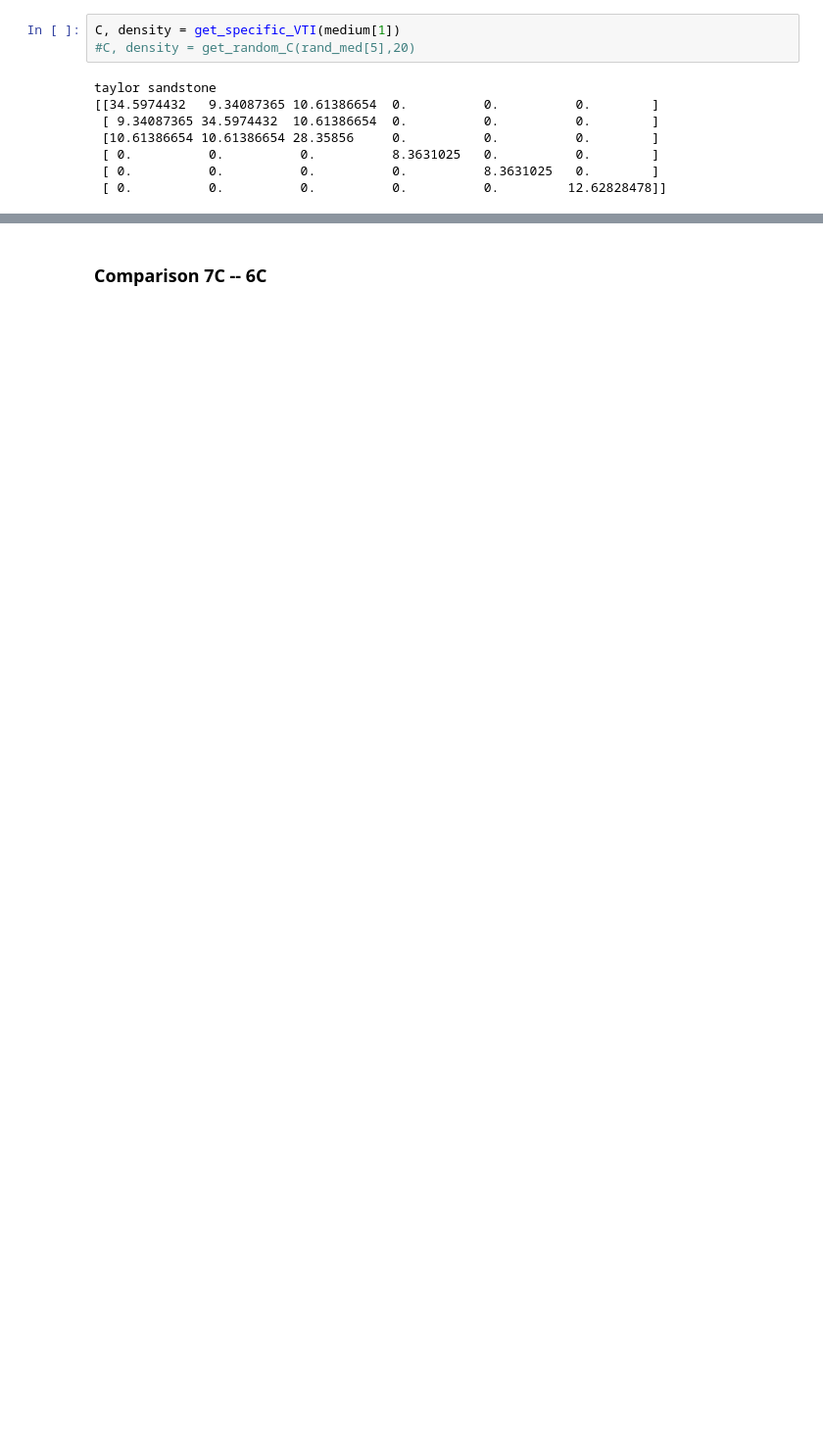
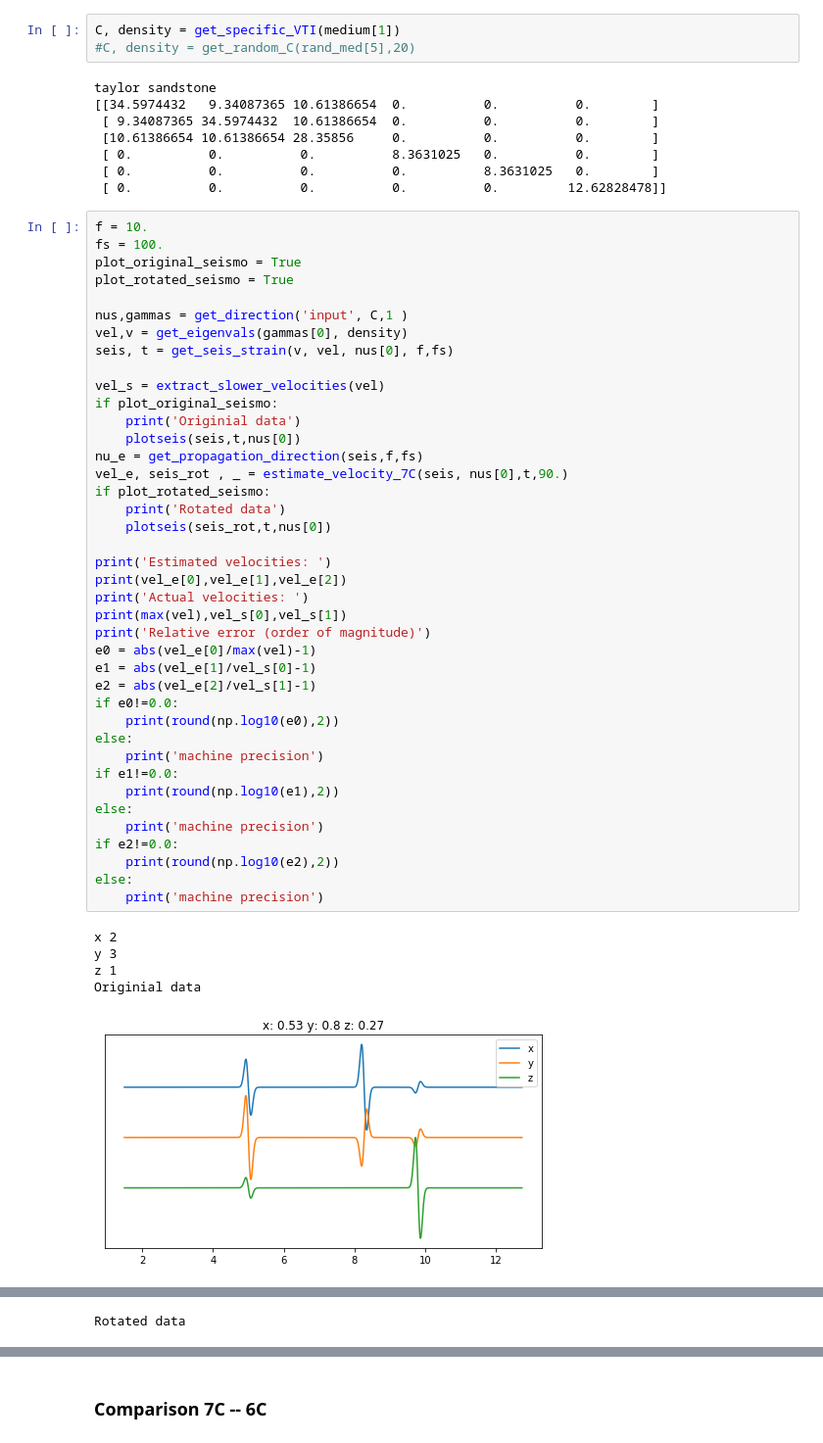
Before and after one commit to sebnoe/anisotropy, a Jupyter notebook: notebooks/Inversion_7C.ipynb, the cells around one changed output, grey strips where cells are left out. Shown at 98% size. Cells and saved outputs as stored; diff of their text form; blank space fills up the shorter version.

```diff
--- a/notebooks/Inversion_7C.ipynb
+++ b/notebooks/Inversion_7C.ipynb
@@ -192,3 +194,49 @@ taylor sandstone
  [ 0.          0.          0.          8.3631025   0.          0.        ]
  [ 0.          0.          0.          0.          8.3631025   0.        ]
  [ 0.          0.          0.          0.          0.         12.62828478]]
+# %%
+f = 10.
+fs = 100.
+plot_original_seismo = True
+plot_rotated_seismo = True
+
+nus,gammas = get_direction('input', C,1 )
+vel,v = get_eigenvals(gammas[0], density)
+seis, t = get_seis_strain(v, vel, nus[0], f,fs)
+
+vel_s = extract_slower_velocities(vel)
+if plot_original_seismo:
+    print('Originial data')
+    plotseis(seis,t,nus[0])
+nu_e = get_propagation_direction(seis,f,fs)
+vel_e, seis_rot , _ = estimate_velocity_7C(seis, nus[0],t,90.)
+if plot_rotated_seismo:
+    print('Rotated data')
+    plotseis(seis_rot,t,nus[0])
+
+print('Estimated velocities: ')
+print(vel_e[0],vel_e[1],vel_e[2])
+print('Actual velocities: ')
+print(max(vel),vel_s[0],vel_s[1])
+print('Relative error (order of magnitude)')
+e0 = abs(vel_e[0]/max(vel)-1)
+e1 = abs(vel_e[1]/vel_s[0]-1)
+e2 = abs(vel_e[2]/vel_s[1]-1)
+if e0!=0.0:
+    print(round(np.log10(e0),2))
+else:
+    print('machine precision')
+if e1!=0.0:
+    print(round(np.log10(e1),2))
+else:
+    print('machine precision')
+if e2!=0.0:
+    print(round(np.log10(e2),2))
+else:
+    print('machine precision')
+# %% [output]
+x 2
+y 3
+z 1
+Originial data
+[figure, added]
@@ -194,0 +244 @@ taylor sandstone
+Rotated data
```
Also changed, not shown: parts of 8 cells of this notebook, 7 other files.
